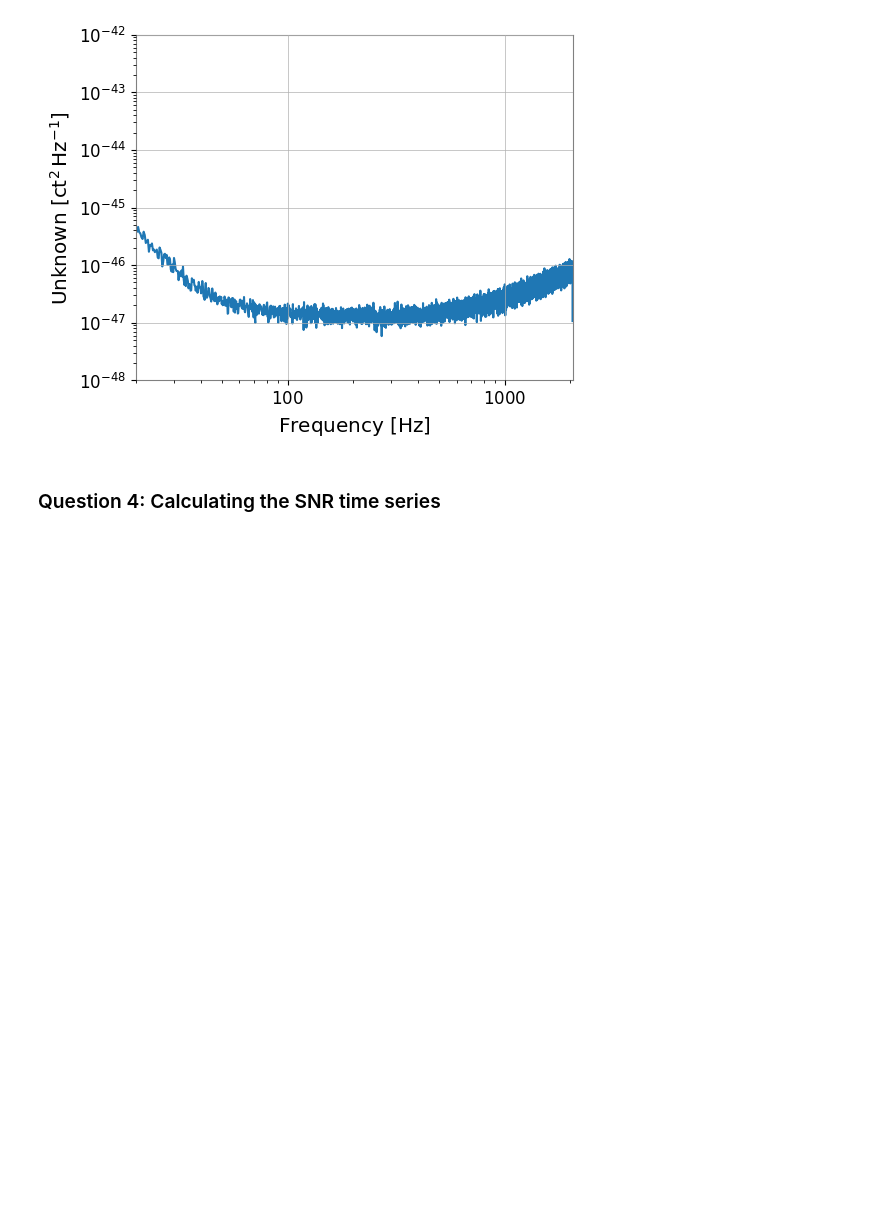
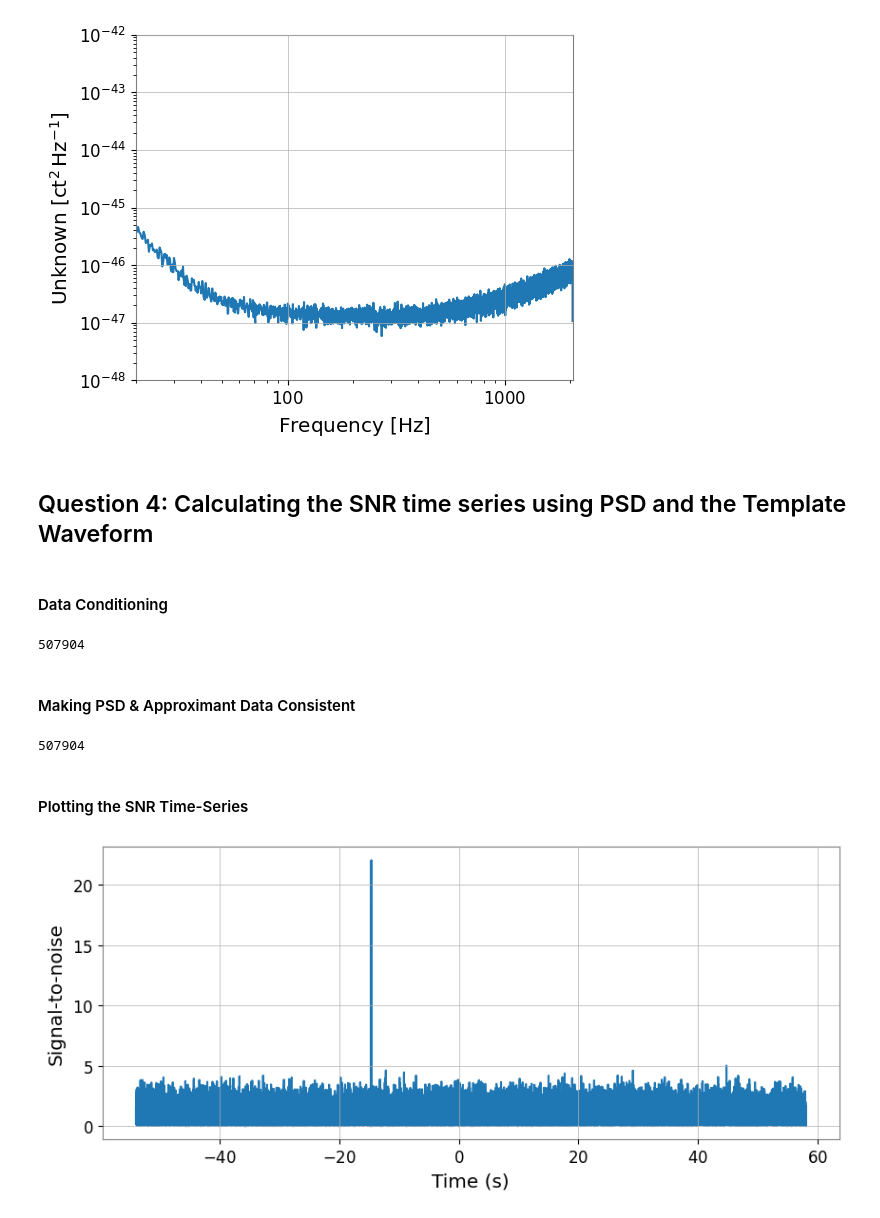
Before and after one commit to SmrithiCh/PRA3024-, a Jupyter notebook: PRA3024_Gravitational_Waves_W2.ipynb, the cells around one changed output. Drawn from its saved outputs; the diff is of its cells as text; code cells hidden in the pictures; blank space fills up the shorter version.

```diff
--- a/PRA3024_Gravitational_Waves_W2.ipynb
+++ b/PRA3024_Gravitational_Waves_W2.ipynb
@@ -185,4 +174,6 @@ ax.set_yscale("log")
 # %% [output]
 [figure]
 # %% [markdown]
-### Question 4: Calculating the SNR time series
+## Question 4: Calculating the SNR time series using PSD and the Template Waveform
+# %% [markdown]
+#### Data Conditioning
@@ -189,13 +183,61 @@ ax.set_yscale("log")
+# %%
+#apply highpass to remove low-frequency noise
+high = highpass(pycbc_strain2, 15.0)
+# %%
+conditioned = high.crop(2, 2)
+len(conditioned)
+# %% [output]
+507904
+# %% [markdown]
+#### Making PSD & Approximant Data Consistent
 # %%
-
-from pycbc.waveform import get_td_waveform
-
+m = 30 # Solar masses
 delta_t = 1.0/sample_rate
 hp, hc = get_td_waveform(approximant="SEOBNRv4_opt",
-                     mass1=30,
-                     mass2=30,
-                     delta_t= delta_t,
+                     mass1=m,
+                     mass2=m,
+                     delta_t=conditioned.delta_t,
                      f_lower=20)
 
 # Resize the vector to match our data
-#hp.resize(len(conditioned))
+hp.resize(len(conditioned))
+
+template = hp.cyclic_time_shift(hp.start_time)
+len(template)
+# %% [output]
+507904
+# %%
+from pycbc.psd import interpolate, inverse_spectrum_truncation
+psd = conditioned.psd(4)
+psd = interpolate(psd, conditioned.delta_f)
+psd = inverse_spectrum_truncation(psd, int(4 * conditioned.sample_rate),
+                                  low_frequency_cutoff=15)
+# %% [markdown]
+#### Plotting the SNR Time-Series
+# %%
+from pycbc.filter import matched_filter
+import numpy
+
+snr = matched_filter(template, conditioned,
+                     psd=psd, low_frequency_cutoff=20)
+
+# Remove time corrupted by the template filter and the psd filter
+# We remove 4 seonds at the beginning and end for the PSD filtering
+# And we remove 4 additional seconds at the beginning to account for
+# the template length (this is somewhat generous for
+# so short a template). A longer signal such as from a BNS, would
+# require much more padding at the beginning of the vector.
+snr = snr.crop(4 + 4, 4)
+
+# taking an abs() to maximise over the phase of the signal
+pylab.figure(figsize=[10, 4])
+pylab.plot(snr.sample_times, abs(snr))
+pylab.ylabel('Signal-to-noise')
+pylab.xlabel('Time (s)')
+pylab.show()
+
+peak = abs(snr).numpy().argmax()
+snrp = snr[peak]
+time = snr.sample_times[peak]
+# %% [output]
+[figure, added]
```
Also changed, not shown: parts of 11 cells of this notebook.
